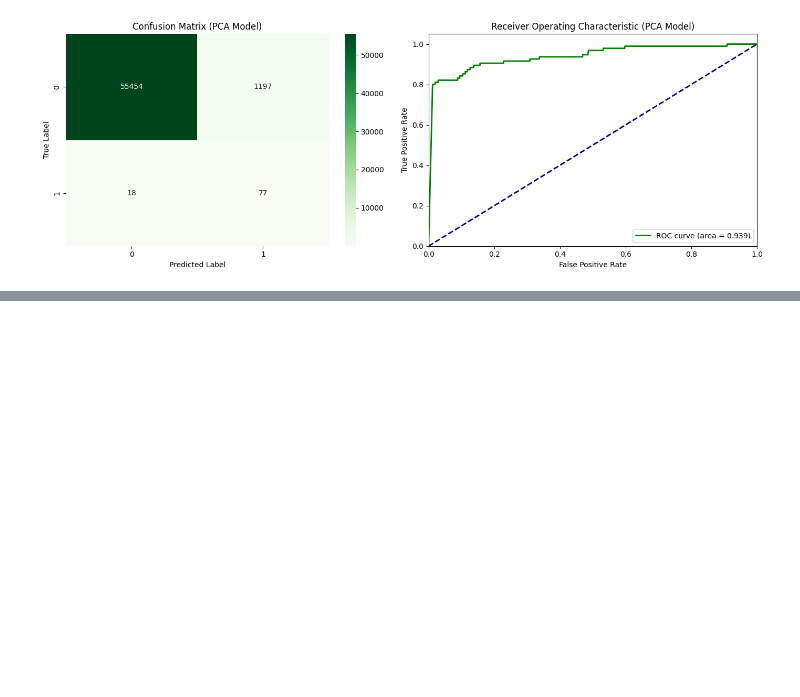
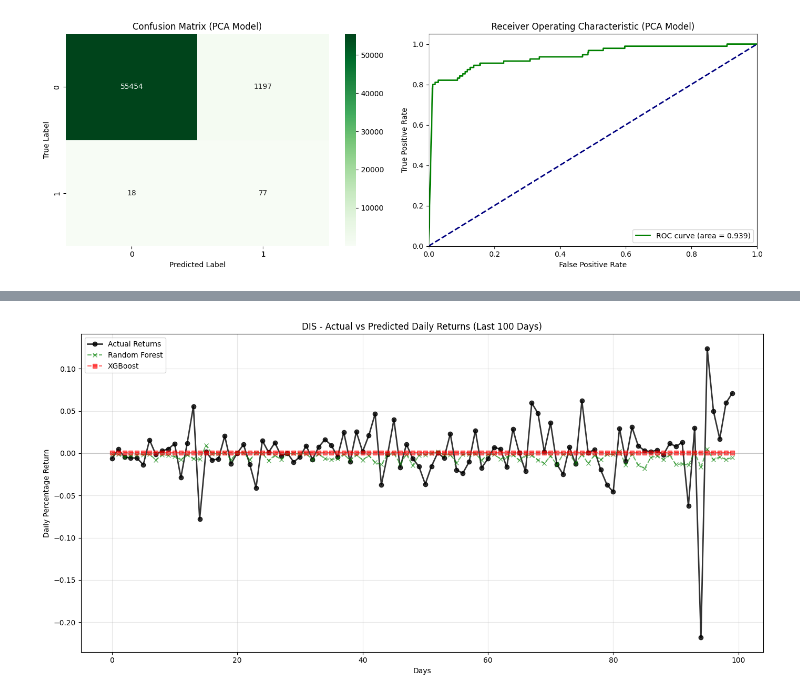
Before and after one commit to Mariam-Badr-MB/Finance-Intelligence-System, a Jupyter notebook: finance-intelligence-system.ipynb, the cells around one changed output, grey strips where cells are left out. Saved outputs shown, nothing was run; the diff lists cells and outputs as text; code cells hidden in the pictures; blank space fills up the shorter version.

```diff
--- a/finance-intelligence-system.ipynb
+++ b/finance-intelligence-system.ipynb
@@ -580,0 +658,74 @@ plt.show()
+# %%
+print("Initializing Final Models with Explicit Best Parameters...")
+
+# 1. Setup Final Random Forest (From Optuna Trial 58)
+best_params_rf = {
+    'n_estimators': 210,
+    'max_depth': 5,
+    'min_samples_split': 2,
+    'min_samples_leaf': 10,
+    'random_state': 42,
+    'n_jobs': -1
+}
+final_rf = RandomForestRegressor(**best_params_rf)
+
+print("Training Final Random Forest...")
+final_rf.fit(X_stock_train, y_stock_train)
+rf_predictions = final_rf.predict(X_stock_test)
+
+# 2. Setup Final XGBoost (From Optuna Trial 11)
+best_params_xgb = {
+    'n_estimators': 380,
+    'learning_rate': 0.27926006434202694,
+    'max_depth': 6,
+    'subsample': 0.5218003352159574,
+    'colsample_bytree': 0.7341882687722235,
+    'min_child_weight': 1,
+    'gamma': 1.0703765890972565,
+    'reg_alpha': 0.016006678280215965,
+    'reg_lambda': 8.214406800943035,
+    'objective': 'reg:squarederror',
+    'random_state': 42,
+    'tree_method': 'hist',
+    'device': 'cuda'
+}
+final_xgb = XGBRegressor(**best_params_xgb)
+
+print("Training Final XGBoost...")
+final_xgb.fit(X_stock_train, y_stock_train)
+xgb_predictions = final_xgb.predict(X_stock_test)
+
+# 3. Print Evaluation Metrics
+print("\n--- Final Model Evaluation (Out-of-Sample) ---")
+print("RANDOM FOREST:")
+print(f"  MSE: {mean_squared_error(y_stock_test, rf_predictions):.6f}")
+print(f"  MAE: {mean_absolute_error(y_stock_test, rf_predictions):.6f}")
+print(f"  R2:  {r2_score(y_stock_test, rf_predictions):.4f}")
+
+print("\nXGBOOST:")
+print(f"  MSE: {mean_squared_error(y_stock_test, xgb_predictions):.6f}")
+print(f"  MAE: {mean_absolute_error(y_stock_test, xgb_predictions):.6f}")
+print(f"  R2:  {r2_score(y_stock_test, xgb_predictions):.4f}")
+
+# 4. Plotting Actuals vs Both Models
+plt.figure(figsize=(14, 7))
+days_to_plot = 100
+
+plt.plot(y_stock_test.values[-days_to_plot:], label='Actual Returns', color='black', marker='o', alpha=0.8, linewidth=2)
+plt.plot(rf_predictions[-days_to_plot:], label='Random Forest', color='green', marker='x', alpha=0.6, linestyle='--')
+plt.plot(xgb_predictions[-days_to_plot:], label='XGBoost', color='red', marker='s', alpha=0.6, linestyle='--')
+
+try:
+    ticker_name = sample_ticker
+except NameError:
+    ticker_name = "Stock"
+
+plt.title(f"{ticker_name} - Actual vs Predicted Daily Returns (Last 100 Days)")
+plt.xlabel("Days")
+plt.ylabel("Daily Percentage Return")
+plt.axhline(0, color='gray', linestyle='-', alpha=0.3)
+plt.legend()
+plt.grid(True, alpha=0.3)
+plt.tight_layout()
+plt.show()
+# %% [output]
@@ -580,0 +746 @@ plt.show()
+[figure, added]
```
Also changed, not shown: parts of 10 cells of this notebook.
